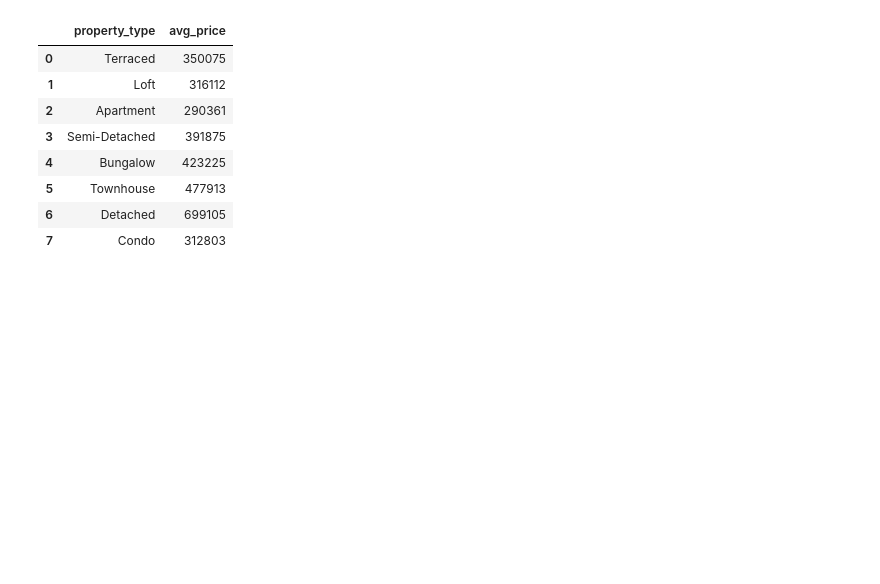
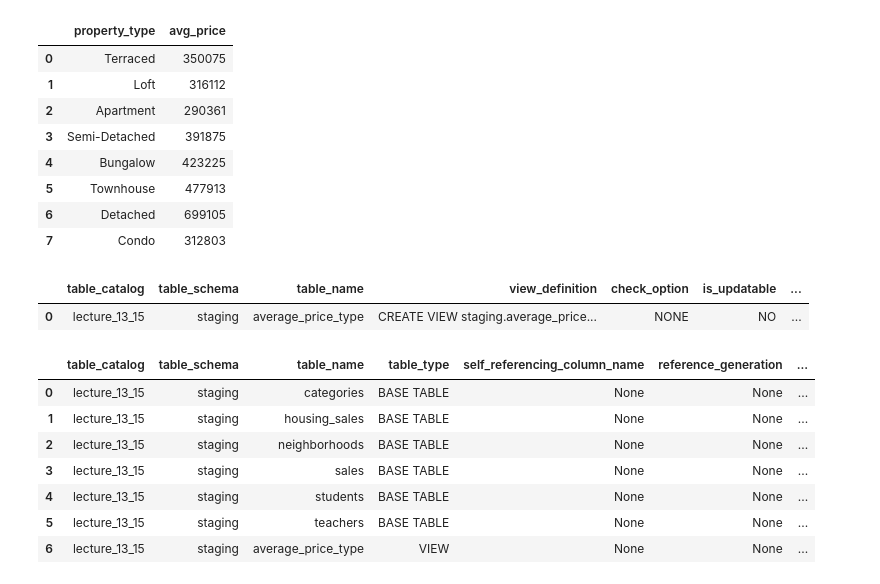
Before and after one commit to AIgineerAB/sql-code-along-DE25, a Jupyter notebook: week6_extra/lecture_13_15.ipynb, the cells around one changed output. Drawn from its saved outputs; the diff is of its cells as text; code cells hidden in the pictures; blank space fills up the shorter version.

```diff
--- a/week6_extra/lecture_13_15.ipynb
+++ b/week6_extra/lecture_13_15.ipynb
@@ -164,3 +164,25 @@ query_database("FROM staging.average_price_type;")
 | 5 | Townhouse | 477913 |
 | 6 | Detached | 699105 |
 | 7 | Condo | 312803 |
+# %%
+query_database("""--sql
+               FROM information_schema.views
+               WHERE table_catalog = 'lecture_13_15' AND table_schema = 'staging';
+               """)
+# %% [output]
+|  | table_catalog | table_schema | table_name | view_definition | check_option | is_updatable | ... |
+| 0 | lecture_13_15 | staging | average_price_type | CREATE VIEW staging.average_price... | NONE | NO | ... |
+# %%
+query_database("""--sql
+               FROM information_schema.tables
+               WHERE table_catalog = 'lecture_13_15';
+               """)
+# %% [output]
+|  | table_catalog | table_schema | table_name | table_type | self_referencing_column_name | reference_generation | ... |
+| 0 | lecture_13_15 | staging | categories | BASE TABLE | None | None | ... |
+| 1 | lecture_13_15 | staging | housing_sales | BASE TABLE | None | None | ... |
+| 2 | lecture_13_15 | staging | neighborhoods | BASE TABLE | None | None | ... |
+| 3 | lecture_13_15 | staging | sales | BASE TABLE | None | None | ... |
+| 4 | lecture_13_15 | staging | students | BASE TABLE | None | None | ... |
+| 5 | lecture_13_15 | staging | teachers | BASE TABLE | None | None | ... |
+| 6 | lecture_13_15 | staging | average_price_type | VIEW | None | None | ... |
```
Also changed, not shown: parts of 4 cells of this notebook.
